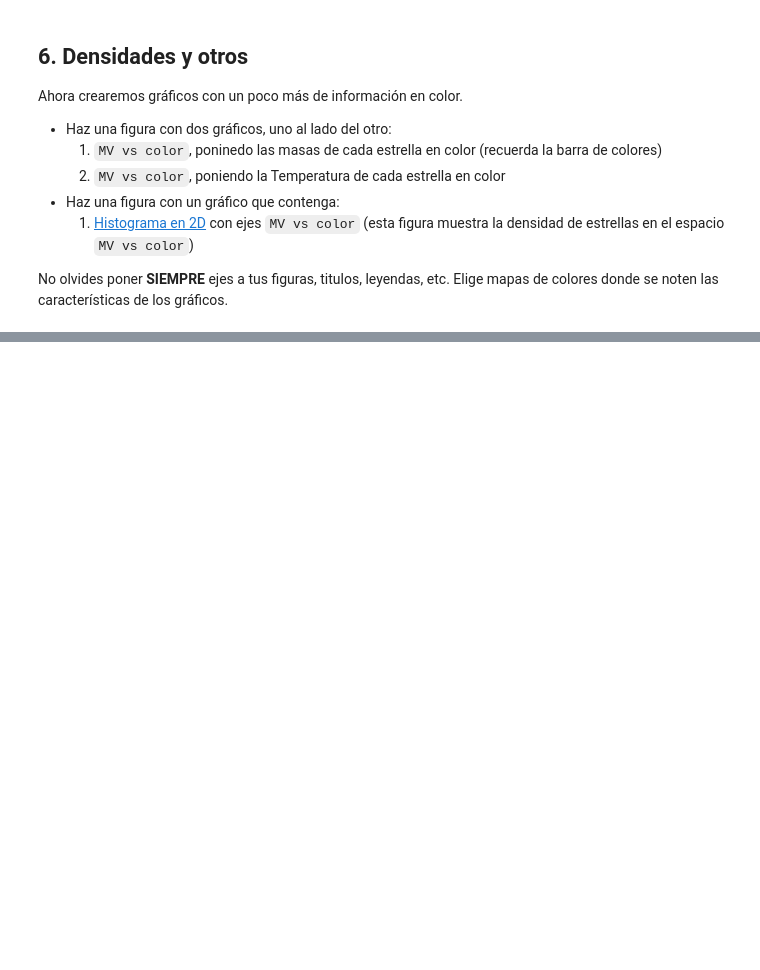
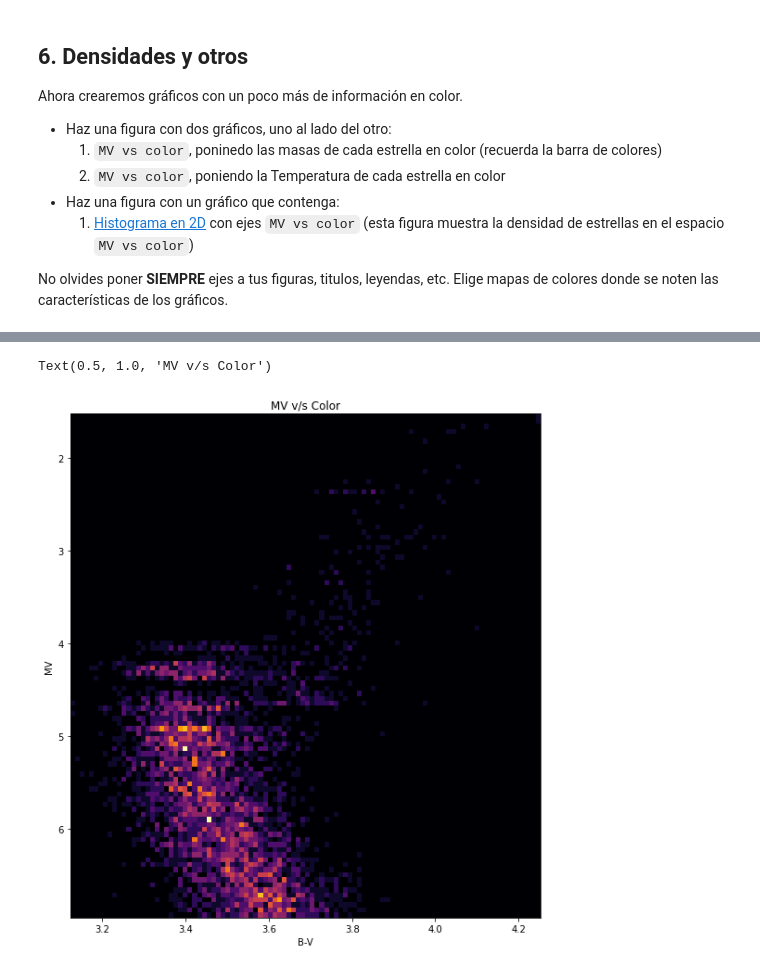
Before and after one commit to Pepebeats-flp/minitarea2, a Jupyter notebook: minitarea2_alumnos.ipynb, the cells around one changed output, grey strips where cells are left out. Saved outputs shown, nothing was run; the diff lists cells and outputs as text; code cells hidden in the pictures; blank space fills up the shorter version.

```diff
--- a/minitarea2_alumnos.ipynb
+++ b/minitarea2_alumnos.ipynb
@@ -127,0 +227,13 @@ No olvides poner **SIEMPRE** ejes a tus figuras, titulos, leyendas, etc. Elige m
+# %%
+# plot cmd hist2D
+plt.figure(figsize=(20,10))
+plt.subplot(121)
+
+plt.hist2d(color,MV, label = 'Color',bins=100, cmap='inferno')
+plt.gca().invert_yaxis()
+plt.xlabel('B-V')
+plt.ylabel('MV')
+plt.title('MV v/s Color')
+# %% [output]
+Text(0.5, 1.0, 'MV v/s Color')
+[figure, added]
```
Also changed, not shown: parts of 14 cells of this notebook.
